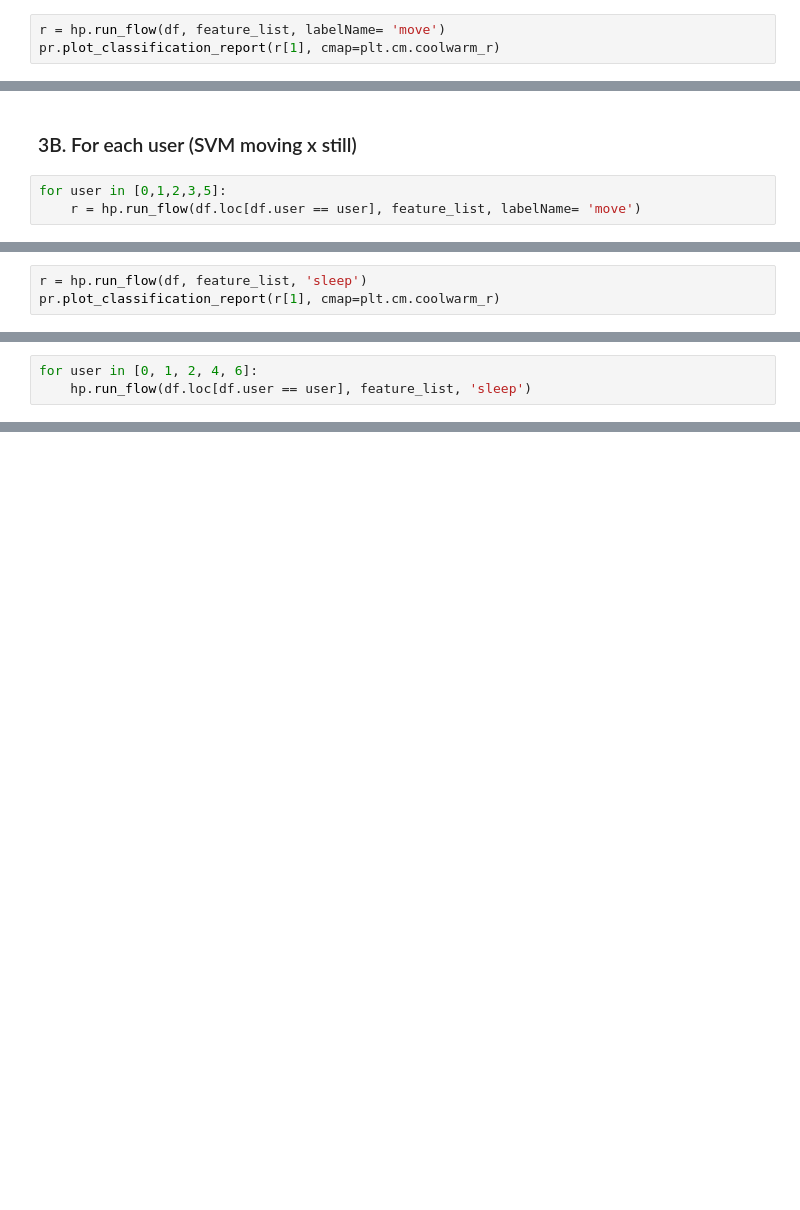
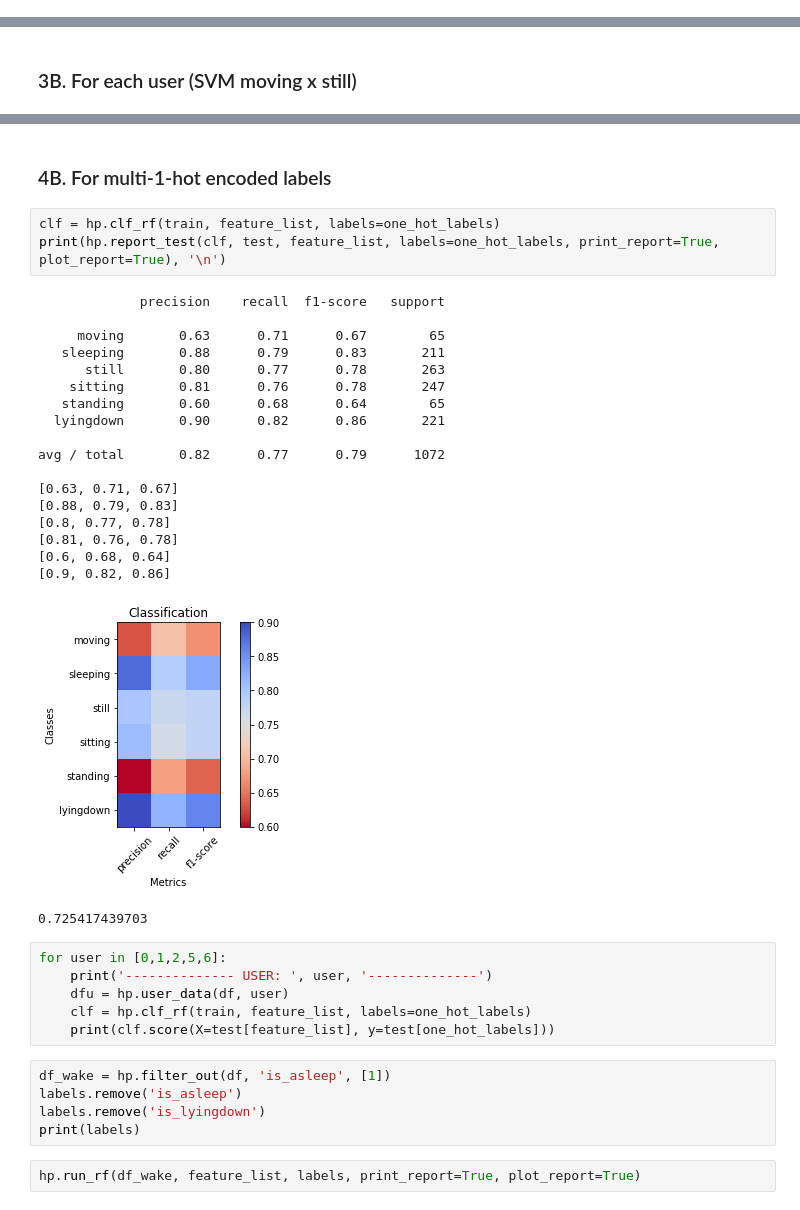
Before and after one commit to jucc/HeRV_analysis, a Jupyter notebook: HeRV_analysis_201801.ipynb, the cells around one changed output, grey strips where cells are left out. Saved outputs shown, nothing was run; the diff lists cells and outputs as text; blank space fills up the shorter version.

Commit message:
lots of housekeeping for reusing code and allowing analysis to be run according to selections of models, labels and features

```diff
--- a/HeRV_analysis_201801.ipynb
+++ b/HeRV_analysis_201801.ipynb
@@ -92,5 +151,2 @@ print (len(train), len(test))
 # %% [markdown]
 ### 3A. For all users combined
-# %%
-r = hp.run_flow(df, feature_list, labelName= 'move')
-pr.plot_classification_report(r[1], cmap=plt.cm.coolwarm_r)
@@ -116,5 +166,2 @@ avg / total       0.89      0.90      0.89       524
 # %% [markdown]
 ### 3B. For each user (SVM moving x still)
-# %%
-for user in [0,1,2,3,5]:
-    r = hp.run_flow(df.loc[df.user == user], feature_list, labelName= 'move')
@@ -143,3 +223,0 @@ avg / total       0.68      0.69      0.68        29
-# %%
-r = hp.run_flow(df, feature_list, 'sleep')
-pr.plot_classification_report(r[1], cmap=plt.cm.coolwarm_r)
@@ -170,3 +223,0 @@ df.loc[df.sleep=='sleep'].user.unique()
-# %%
-for user in [0, 1, 2, 4, 6]:
-    hp.run_flow(df.loc[df.user == user], feature_list, 'sleep')
@@ -172,0 +237,38 @@ for user in [0, 1, 2, 4, 6]:
+# %% [markdown]
+### 4B. For multi-1-hot encoded labels
+# %%
+clf = hp.clf_rf(train, feature_list, labels=one_hot_labels)
+print(hp.report_test(clf, test, feature_list, labels=one_hot_labels, print_report=True, plot_report=True), '\n')
+# %% [output]
+             precision    recall  f1-score   support
+
+     moving       0.63      0.71      0.67        65
+   sleeping       0.88      0.79      0.83       211
+      still       0.80      0.77      0.78       263
+    sitting       0.81      0.76      0.78       247
+   standing       0.60      0.68      0.64        65
+  lyingdown       0.90      0.82      0.86       221
+
+avg / total       0.82      0.77      0.79      1072
+
+[0.63, 0.71, 0.67]
+[0.88, 0.79, 0.83]
+[0.8, 0.77, 0.78]
+[0.81, 0.76, 0.78]
+[0.6, 0.68, 0.64]
+[0.9, 0.82, 0.86]
+[figure, added]
+0.725417439703
+# %%
+for user in [0,1,2,5,6]:
+    print('-------------- USER: ', user, '--------------')
+    dfu = hp.user_data(df, user)
+    clf = hp.clf_rf(train, feature_list, labels=one_hot_labels)
+    print(clf.score(X=test[feature_list], y=test[one_hot_labels]))
+# %%
+df_wake = hp.filter_out(df, 'is_asleep', [1])
+labels.remove('is_asleep')
+labels.remove('is_lyingdown')
+print(labels)
+# %%
+hp.run_rf(df_wake, feature_list, labels, print_report=True, plot_report=True)
```
Also changed, not shown: parts of 29 cells of this notebook, 4 other files.
